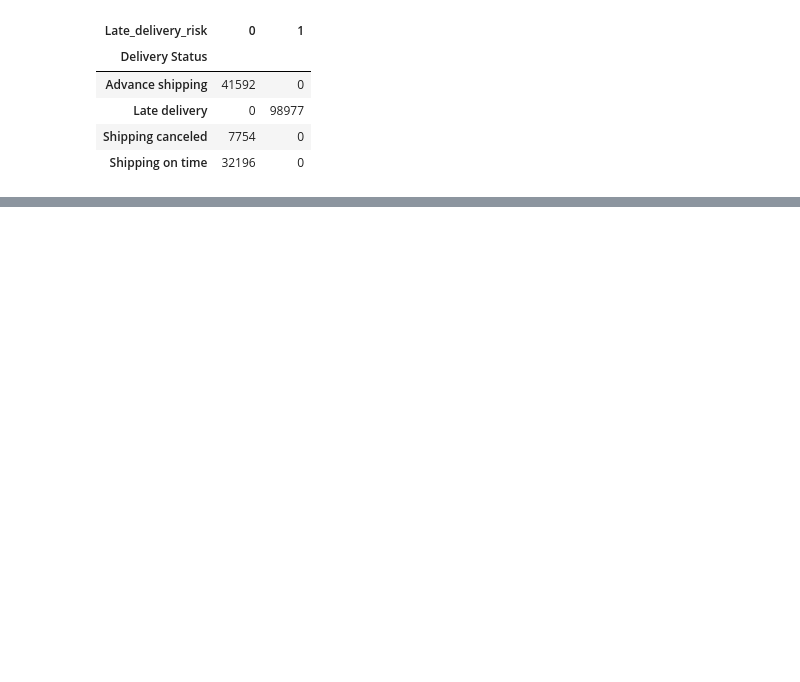
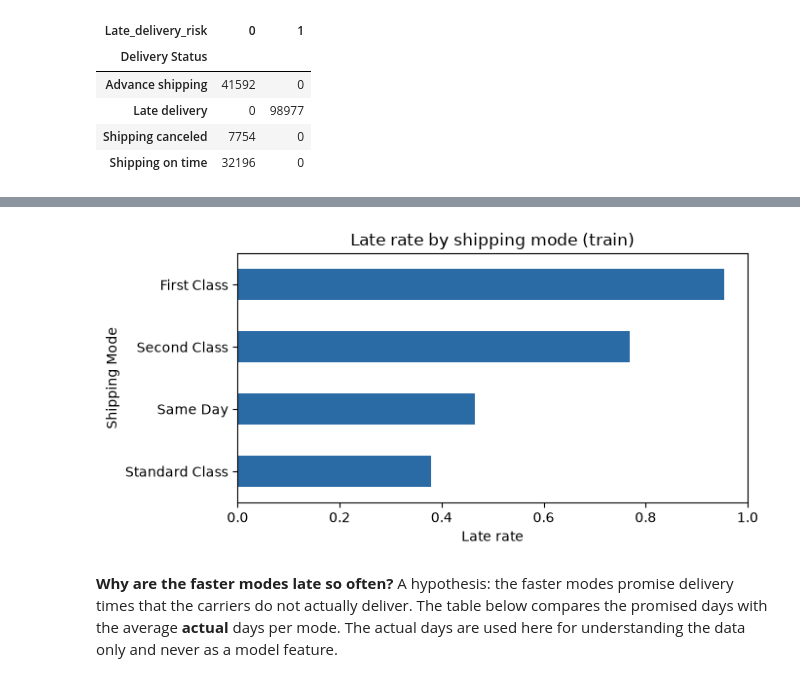
Before and after one commit to noureenv9/supply-chain-delivery-risk, a Jupyter notebook: notebook.ipynb, the cells around one changed output, grey strips where cells are left out. Cells and saved outputs as stored; diff of their text form; code cells hidden in the pictures; blank space fills up the shorter version.

```diff
--- a/notebook.ipynb
+++ b/notebook.ipynb
@@ -967,0 +224,22 @@ model.joblib size (MB): 0.1
+# %%
+# Date features from the order date
+df["order_dt"] = pd.to_datetime(df["order date (DateOrders)"])
+df["order_month"] = df["order_dt"].dt.month
+df["order_weekday"] = df["order_dt"].dt.day_of_week
+df["order_hour"] = df["order_dt"].dt.hour
+
+LEAKAGE_COLS = ["Days for shipping (real)", "Delivery Status", "Order Status", "shipping date (DateOrders)"]
+ID_AND_PERSONAL_COLS = ["Customer Email", "Customer Fname", "Customer Lname", "Customer Password",
+                        "Customer Street", "Customer Zipcode", "Customer Id", "Order Customer Id",
+                        "Order Item Id", "Order Item Cardprod Id", "Category Id", "Department Id",
+                        "Product Card Id", "Product Category Id"]
+USELESS_COLS = ["Product Description", "Order Zipcode", "Product Image", "Product Status"]
+PROFIT_COLS = ["Benefit per order", "Order Profit Per Order", "Order Item Profit Ratio", "Sales per customer"]
+
+y = df["Late_delivery_risk"]
+groups = df["Order Id"]
+X = df.drop(columns=LEAKAGE_COLS + ID_AND_PERSONAL_COLS + USELESS_COLS + PROFIT_COLS
+            + ["Late_delivery_risk", "Order Id", "order date (DateOrders)", "order_dt"])
+
+print("Feature table:", X.shape)
+print(list(X.columns))
@@ -967,0 +330,11 @@ model.joblib size (MB): 0.1
+# %%
+eda.groupby("Shipping Mode")["late"].mean().sort_values().plot(kind="barh", color="#2A6AA5", figsize=(7, 3.5))
+plt.xlim(0, 1)
+plt.xlabel("Late rate")
+plt.title("Late rate by shipping mode (train)")
+plt.tight_layout()
+plt.show()
+# %% [output]
+[figure, added]
+# %% [markdown]
+**Why are the faster modes late so often?** A hypothesis: the faster modes promise delivery times that the carriers do not actually deliver. The table below compares the promised days with the average **actual** days per mode. The actual days are used here for understanding the data only and never as a model feature.
```
Also changed, not shown: parts of 134 cells of this notebook.
